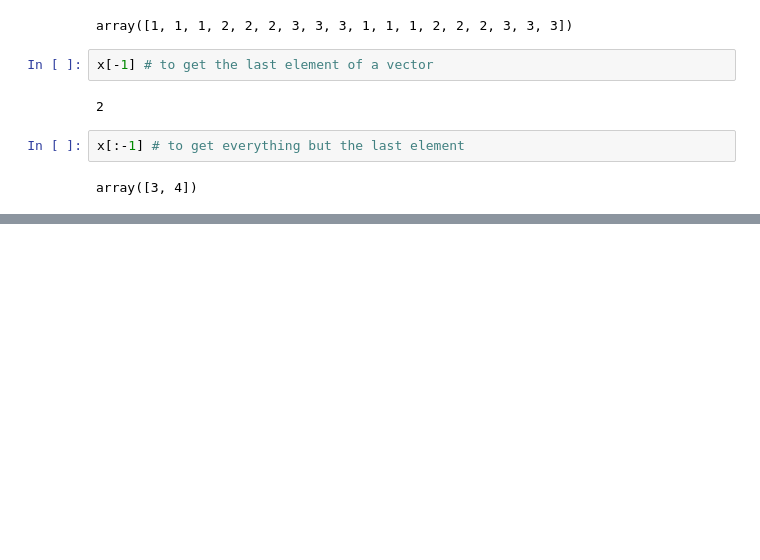
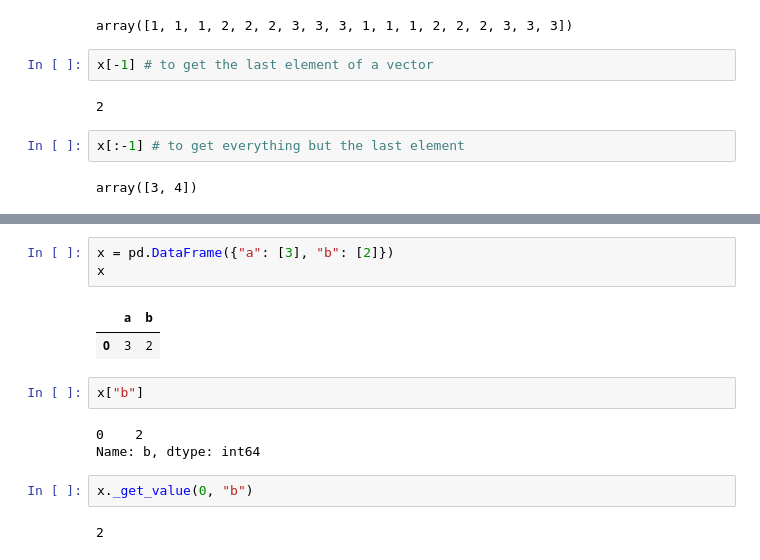
Before and after one commit to muktoakash/SimulationCode, a Jupyter notebook: Introduction to some Python stuff.ipynb, the cells around one changed output, grey strips where cells are left out. Saved outputs shown, nothing was run; the diff lists cells and outputs as text; blank space fills up the shorter version.

```diff
--- a/Introduction to some Python stuff.ipynb
+++ b/Introduction to some Python stuff.ipynb
@@ -235,0 +364,15 @@ array([3, 4])
+# %%
+x = pd.DataFrame({"a": [3], "b": [2]})
+x
+# %% [output]
+|  | a | b |
+| 0 | 3 | 2 |
+# %%
+x["b"]
+# %% [output]
+0    2
+Name: b, dtype: int64
+# %%
+x._get_value(0, "b")
+# %% [output]
+2
```
Also changed, not shown: parts of 33 cells of this notebook.
